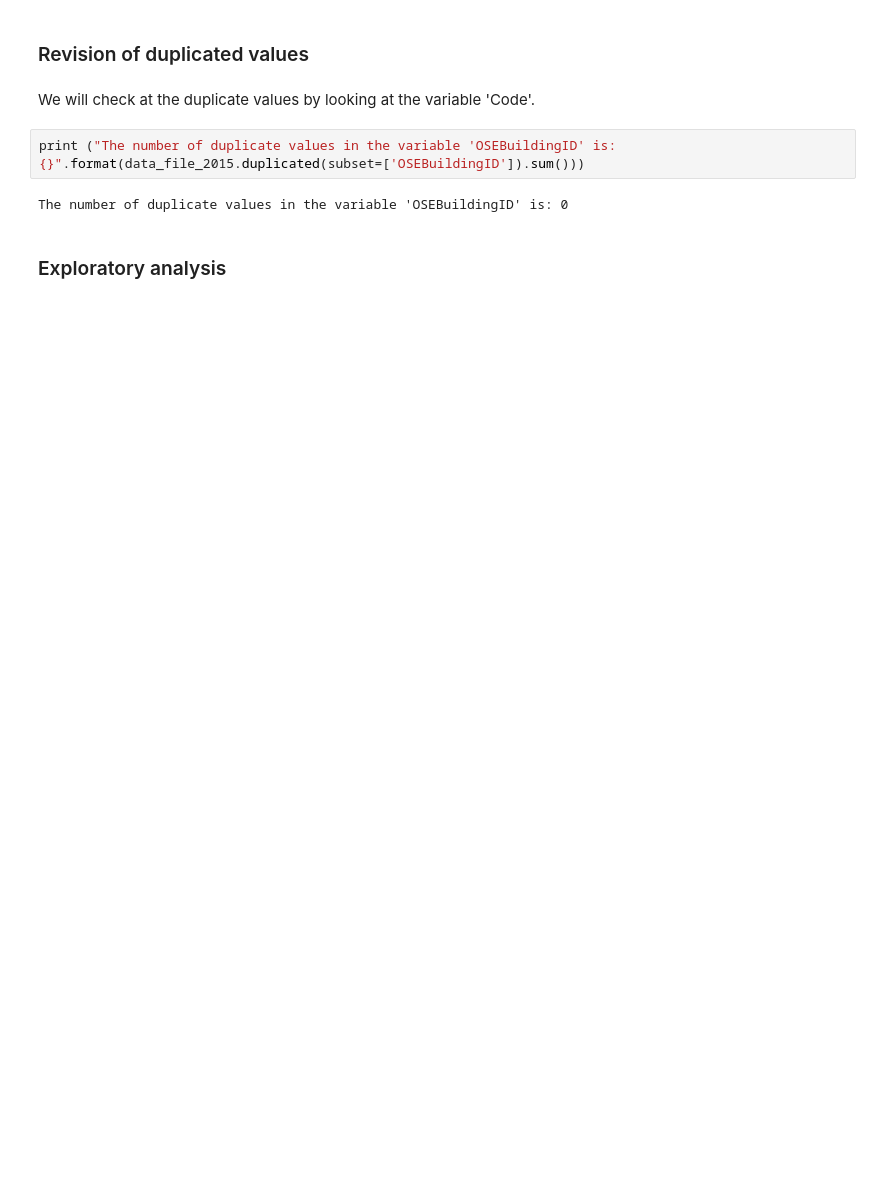
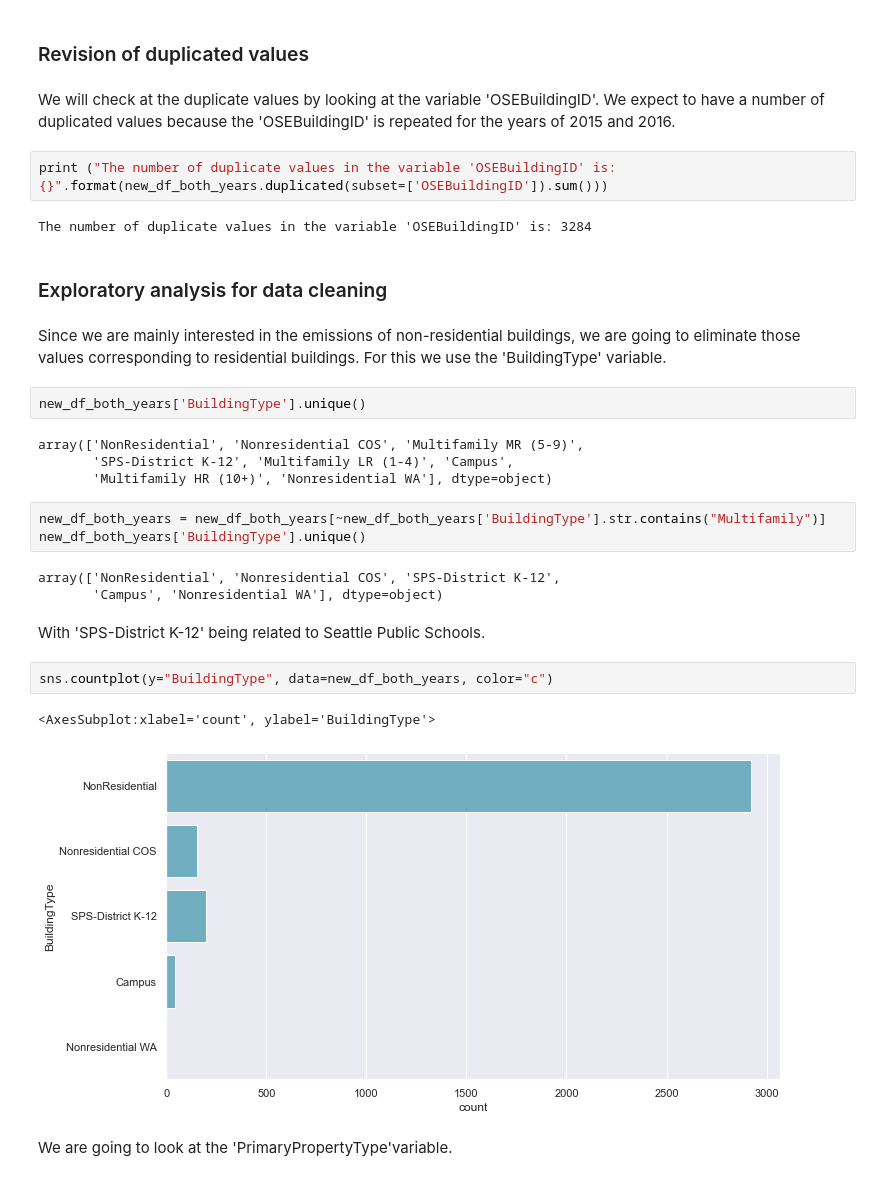
Before and after one commit to MariaDBPerez/energy_consumption, a Jupyter notebook: project_4.ipynb, the cells around one changed output. Cells and saved outputs as stored; diff of their text form; blank space fills up the shorter version.

```diff
--- a/project_4.ipynb
+++ b/project_4.ipynb
@@ -301,10 +381,33 @@ graph_nan_values_per_column(data_file_2015, (6,20))
 # %% [markdown]
 ### Revision of duplicated values
 # %% [markdown]
-We will check at the duplicate values by looking at the variable 'Code'.
+We will check at the duplicate values by looking at the variable 'OSEBuildingID'. We expect to have a number of duplicated values because the 'OSEBuildingID' is repeated for the years of 2015 and 2016.
 # %%
-print ("The number of duplicate values in the variable 'OSEBuildingID' is: {}".format(data_file_2015.duplicated(subset=['OSEBuildingID']).sum()))
+print ("The number of duplicate values in the variable 'OSEBuildingID' is: {}".format(new_df_both_years.duplicated(subset=['OSEBuildingID']).sum()))
 # %% [output]
-The number of duplicate values in the variable 'OSEBuildingID' is: 0
+The number of duplicate values in the variable 'OSEBuildingID' is: 3284
 # %% [markdown]
-### Exploratory analysis
+### Exploratory analysis for data cleaning
+# %% [markdown]
+Since we are mainly interested in the emissions of non-residential buildings, we are going to eliminate those values corresponding to residential buildings. For this we use the 'BuildingType' variable.
+# %%
+new_df_both_years['BuildingType'].unique()
+# %% [output]
+array(['NonResidential', 'Nonresidential COS', 'Multifamily MR (5-9)',
+       'SPS-District K-12', 'Multifamily LR (1-4)', 'Campus',
+       'Multifamily HR (10+)', 'Nonresidential WA'], dtype=object)
+# %%
+new_df_both_years = new_df_both_years[~new_df_both_years['BuildingType'].str.contains("Multifamily")]
+new_df_both_years['BuildingType'].unique()
+# %% [output]
+array(['NonResidential', 'Nonresidential COS', 'SPS-District K-12',
+       'Campus', 'Nonresidential WA'], dtype=object)
+# %% [markdown]
+With 'SPS-District K-12' being related to Seattle Public Schools.
+# %%
+sns.countplot(y="BuildingType", data=new_df_both_years, color="c")
+# %% [output]
+<AxesSubplot:xlabel='count', ylabel='BuildingType'>
+[figure, added]
+# %% [markdown]
+We are going to look at the 'PrimaryPropertyType'variable.
```
Also changed, not shown: parts of 42 cells of this notebook.
